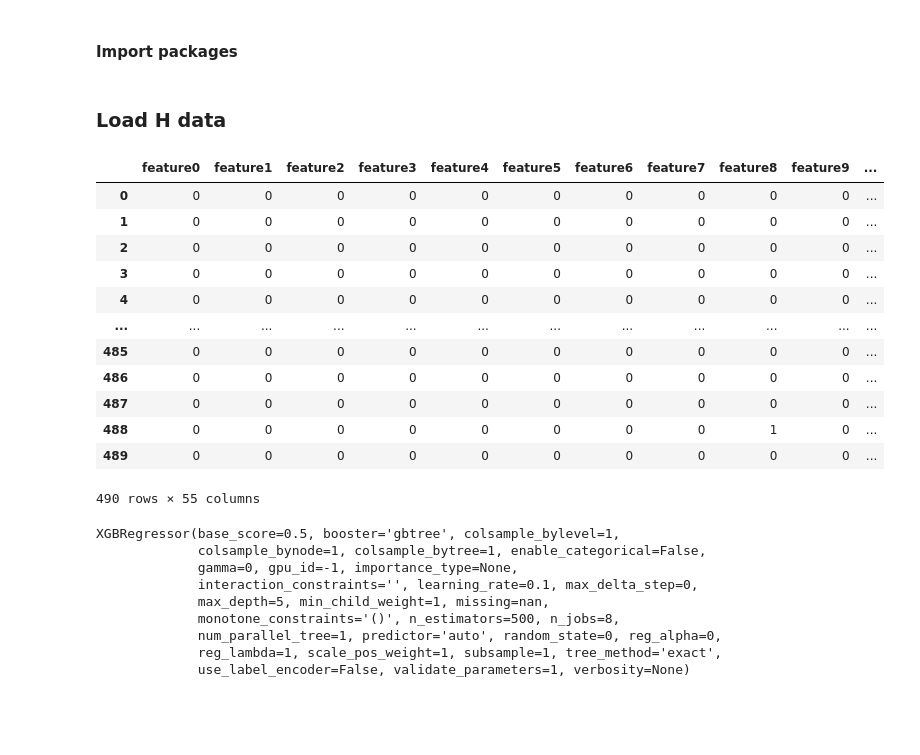
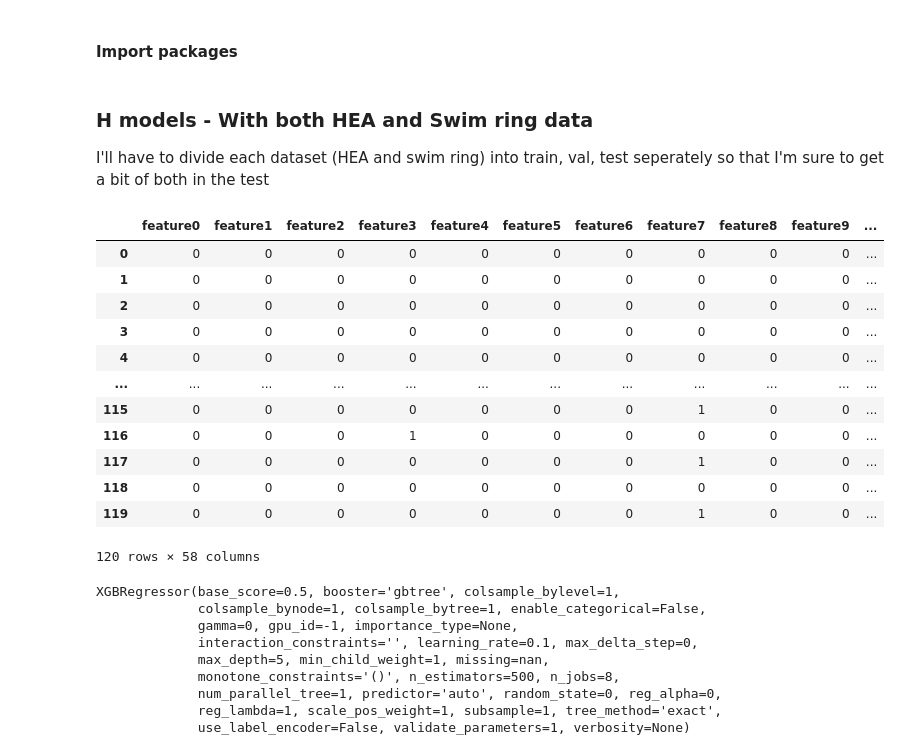
Before and after one commit to MarcusNoergaardWeng/CatalysisThesis, a Jupyter notebook: Notebooks/Training_E_models.ipynb, the cells around one changed output. Saved outputs shown, nothing was run; the diff lists cells and outputs as text; code cells hidden in the pictures; blank space fills up the shorter version.

```diff
--- a/Notebooks/Training_E_models.ipynb
+++ b/Notebooks/Training_E_models.ipynb
@@ -1173,4 +1012,6 @@ def return_mae(model_name, X_test, y_test_series): #Returns MAE on test set for
 # %% [markdown]
-### Load H data
+### H models - With both **HEA** and **Swim ring** data
+
+I'll have to divide each dataset (HEA and swim ring) into train, val, test seperately so that I'm sure to get a bit of both in the test
 # %%
 feature_folder = "../csv_features/"
@@ -1185,22 +1038,25 @@ all_cols = full_df.columns
 
 X = full_df.loc[:, :all_cols[-4]]
 y = full_df[["G_ads(eV)"]]
-# %%
-X
-# %% [output]
-|  | feature0 | feature1 | feature2 | feature3 | feature4 | feature5 | feature6 | feature7 | feature8 | feature9 | ... |
-| 0 | 0 | 0 | 0 | 0 | 0 | 0 | 0 | 0 | 0 | 0 | ... |
-| 1 | 0 | 0 | 0 | 0 | 0 | 0 | 0 | 0 | 0 | 0 | ... |
-| 2 | 0 | 0 | 0 | 0 | 0 | 0 | 0 | 0 | 0 | 0 | ... |
-| 3 | 0 | 0 | 0 | 0 | 0 | 0 | 0 | 0 | 0 | 0 | ... |
-| 4 | 0 | 0 | 0 | 0 | 0 | 0 | 0 | 0 | 0 | 0 | ... |
-| ... | ... | ... | ... | ... | ... | ... | ... | ... | ... | ... | ... |
-| 485 | 0 | 0 | 0 | 0 | 0 | 0 | 0 | 0 | 0 | 0 | ... |
-| 486 | 0 | 0 | 0 | 0 | 0 | 0 | 0 | 0 | 0 | 0 | ... |
-| 487 | 0 | 0 | 0 | 0 | 0 | 0 | 0 | 0 | 0 | 0 | ... |
-| 488 | 0 | 0 | 0 | 0 | 0 | 0 | 0 | 0 | 1 | 0 | ... |
-| 489 | 0 | 0 | 0 | 0 | 0 | 0 | 0 | 0 | 0 | 0 | ... |
-490 rows × 55 columns
+# %%
+swim_ring_H_filename = "swim_ring_H_DFT_features.csv"
+swim_ring_H_df = pd.read_csv(feature_folder + swim_ring_H_filename)
+# %%
+swim_ring_H_df
+# %% [output]
+|  | feature0 | feature1 | feature2 | feature3 | feature4 | feature5 | feature6 | feature7 | feature8 | feature9 | ... |
+| 0 | 0 | 0 | 0 | 0 | 0 | 0 | 0 | 0 | 0 | 0 | ... |
+| 1 | 0 | 0 | 0 | 0 | 0 | 0 | 0 | 0 | 0 | 0 | ... |
+| 2 | 0 | 0 | 0 | 0 | 0 | 0 | 0 | 0 | 0 | 0 | ... |
+| 3 | 0 | 0 | 0 | 0 | 0 | 0 | 0 | 0 | 0 | 0 | ... |
+| 4 | 0 | 0 | 0 | 0 | 0 | 0 | 0 | 0 | 0 | 0 | ... |
+| ... | ... | ... | ... | ... | ... | ... | ... | ... | ... | ... | ... |
+| 115 | 0 | 0 | 0 | 0 | 0 | 0 | 0 | 1 | 0 | 0 | ... |
+| 116 | 0 | 0 | 0 | 1 | 0 | 0 | 0 | 0 | 0 | 0 | ... |
+| 117 | 0 | 0 | 0 | 0 | 0 | 0 | 0 | 1 | 0 | 0 | ... |
+| 118 | 0 | 0 | 0 | 0 | 0 | 0 | 0 | 0 | 0 | 0 | ... |
+| 119 | 0 | 0 | 0 | 0 | 0 | 0 | 0 | 1 | 0 | 0 | ... |
+120 rows × 58 columns
 # %%
 # Prepare data for XGBoost
 
```
Also changed, not shown: parts of 13 cells of this notebook, 8 other files.
